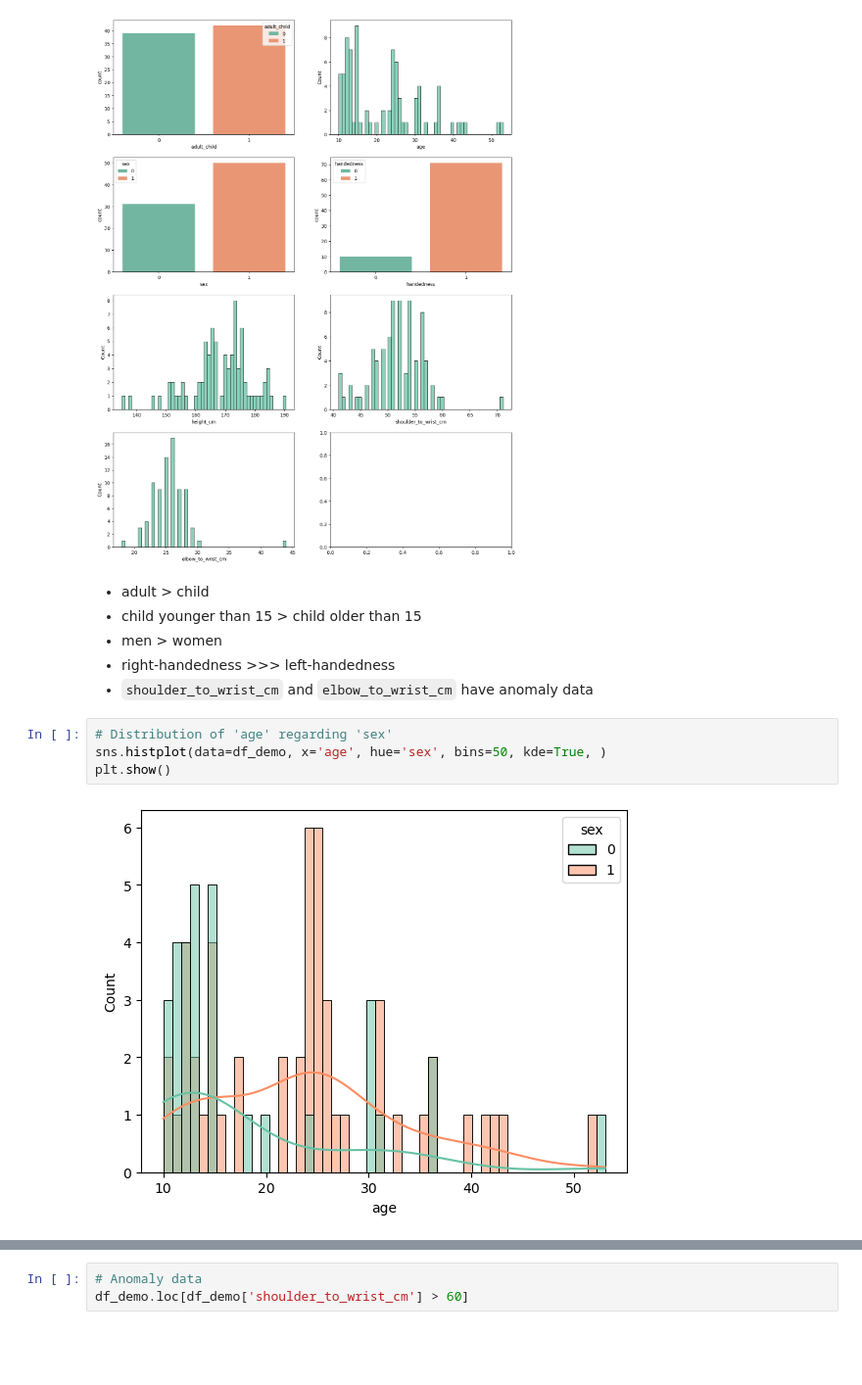
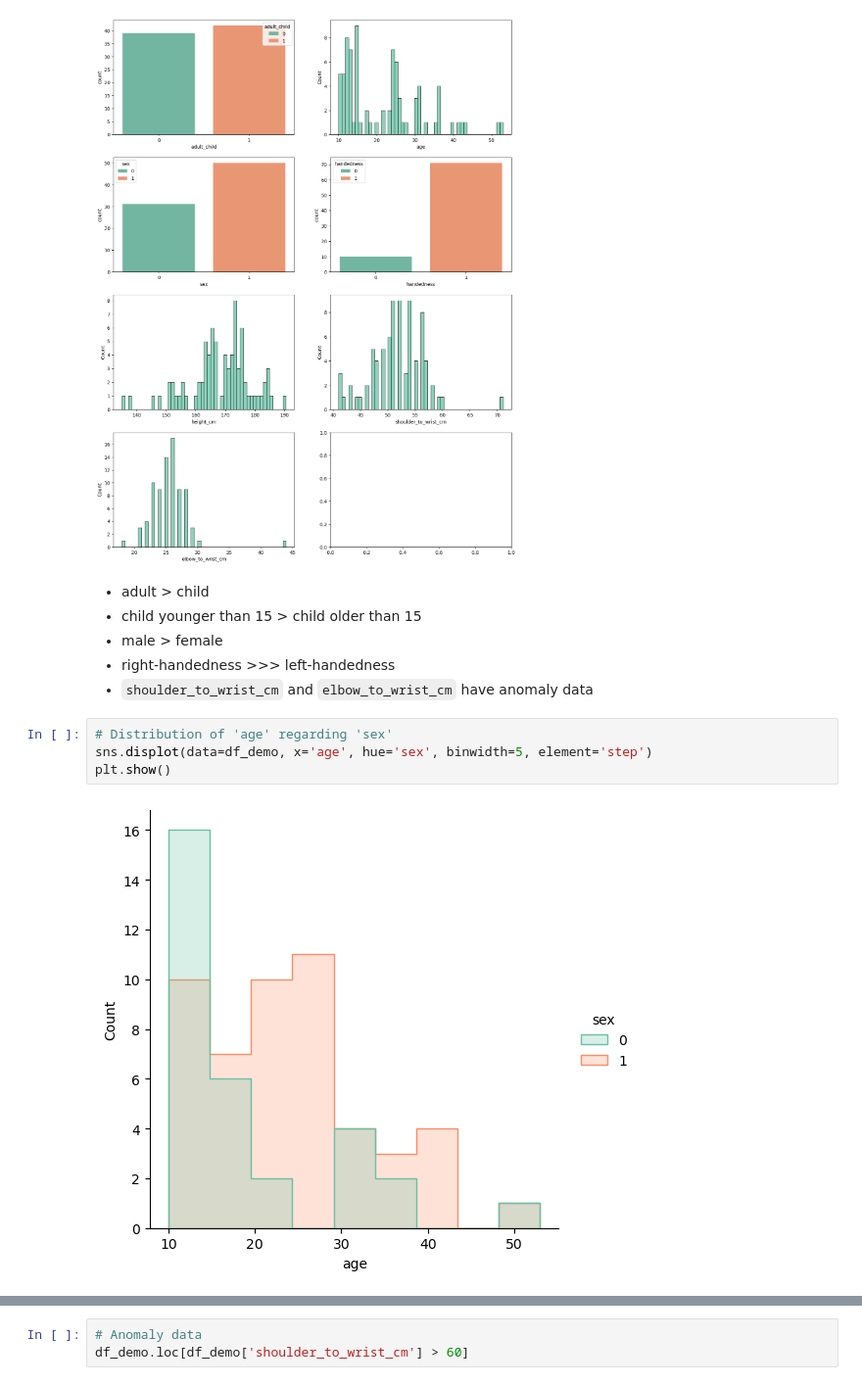
Before and after one commit to greenrey/kaggle, a Jupyter notebook: detect behavior with sensor data/detect_behavior_with_sensor_data.ipynb, the cells around one changed output, grey strips where cells are left out. Shown: that part at 98% size. Drawn from its saved outputs; the diff is of its cells as text; blank space fills up the shorter version.

```diff
--- a/detect behavior with sensor data/detect_behavior_with_sensor_data.ipynb
+++ b/detect behavior with sensor data/detect_behavior_with_sensor_data.ipynb
@@ -72,12 +73,12 @@ for i, col in enumerate(df_demo.columns[1:]):
 # %% [markdown]
 - adult > child
 - child younger than 15 > child older than 15
-- men > women
+- male > female
 - right-handedness >>> left-handedness
 - `shoulder_to_wrist_cm` and `elbow_to_wrist_cm` have anomaly data
 # %%
 # Distribution of 'age' regarding 'sex'
-sns.histplot(data=df_demo, x='age', hue='sex', bins=50, kde=True, )
+sns.displot(data=df_demo, x='age', hue='sex', binwidth=5, element='step')
 plt.show()
 # %% [output]
-[figure, old version]
+[figure, new version]
```
Also changed, not shown: parts of 16 cells of this notebook.
